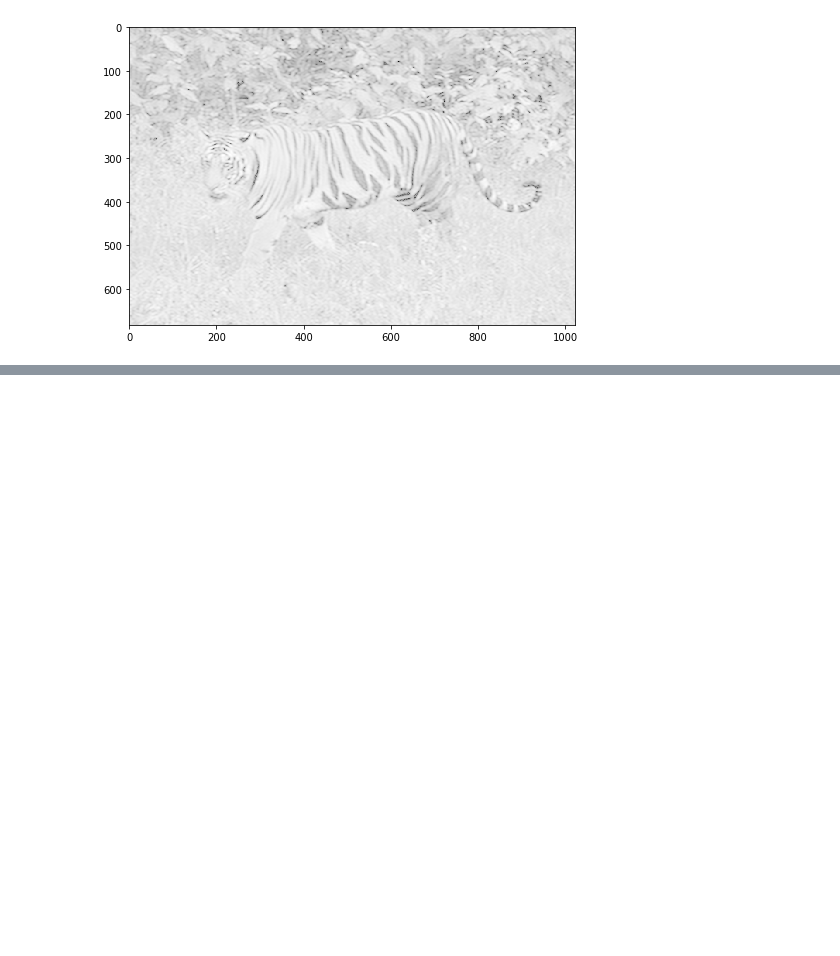
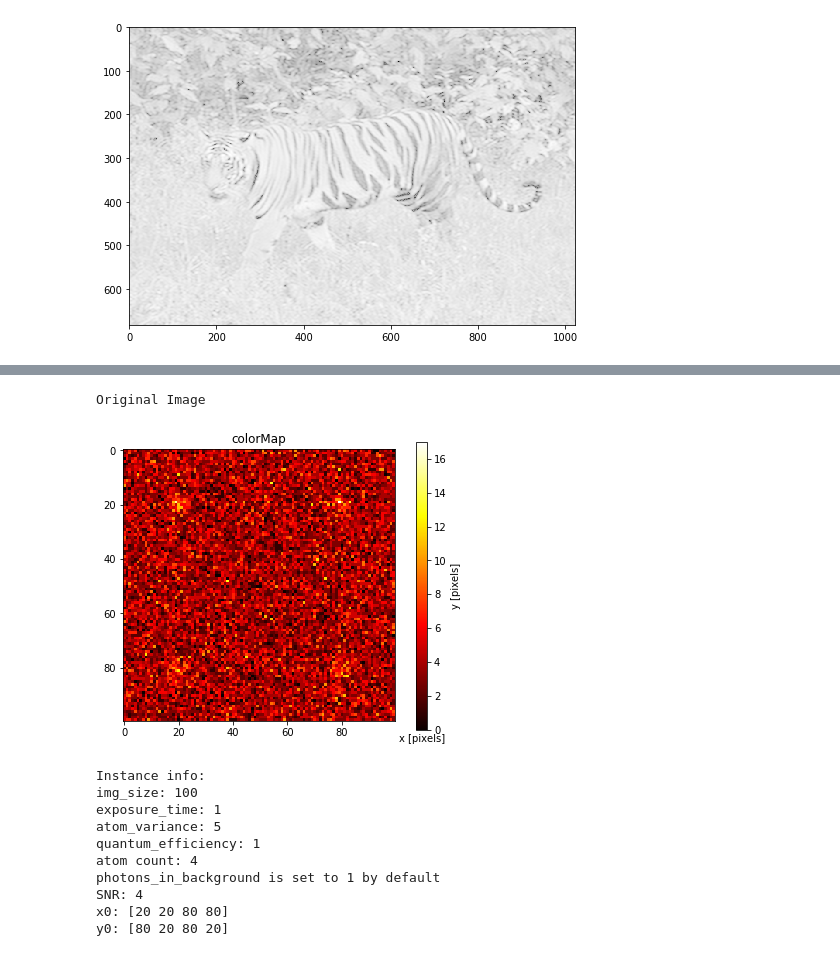
Before and after one commit to cliulinnaeus/AtomDetection, a Jupyter notebook: preprocessing/deconv_test.ipynb, the cells around one changed output, grey strips where cells are left out. Cells and saved outputs as stored; diff of their text form; code cells hidden in the pictures; blank space fills up the shorter version.

```diff
--- a/preprocessing/deconv_test.ipynb
+++ b/preprocessing/deconv_test.ipynb
@@ -150,0 +160,22 @@ sim.create_simulation()
+# %%
+img_size = 100
+SNR = 4
+
+sim = simulator(100, 1)
+print("Original Image")
+x0 = np.array([20, 20, 80, 80])
+y0 = np.array([80, 20, 80, 20])
+atom = sim.create_simulation_from_SNR(x0, y0, SNR, verbose=True)
+# %% [output]
+Original Image
+[figure, added]
+Instance info:
+img_size: 100
+exposure_time: 1
+atom_variance: 5
+quantum_efficiency: 1
+atom count: 4
+photons_in_background is set to 1 by default
+SNR: 4
+x0: [20 20 80 80]
+y0: [80 20 80 20]
```
Also changed, not shown: parts of 21 cells of this notebook.
